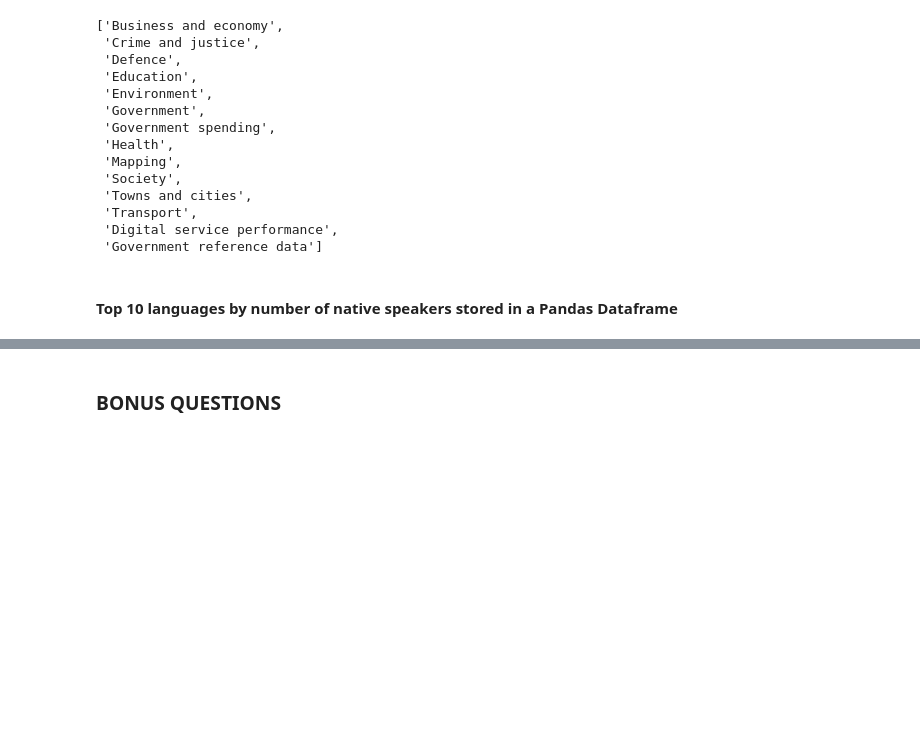
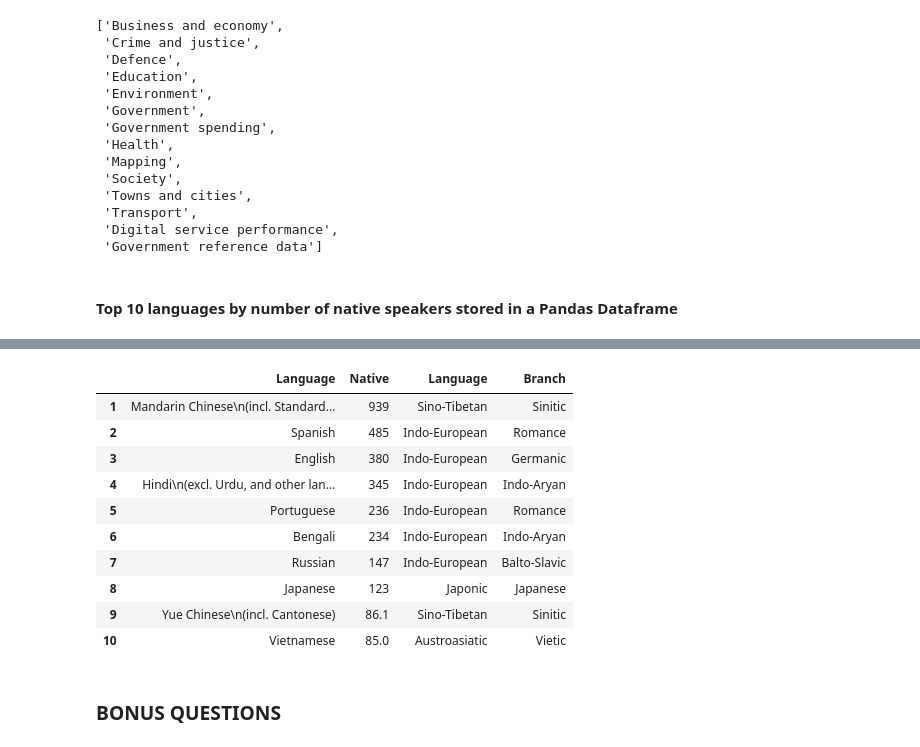
Before and after one commit to Ironhack-Data-Madrid-Octubre-2023/4.3-lab_web_scraping_selenium, a Jupyter notebook: your-code/main.ipynb, the cells around one changed output, grey strips where cells are left out. Cells and saved outputs as stored; diff of their text form; code cells hidden in the pictures; blank space fills up the shorter version.

```diff
--- a/your-code/main.ipynb
+++ b/your-code/main.ipynb
@@ -295,3 +347,18 @@ url = 'https://en.wikipedia.org/wiki/List_of_languages_by_number_of_native_speak
+# %%
+df.columns = columnas
+df[1:11]
+# %% [output]
+|  | Language | Native | Language | Branch |
+| 1 | Mandarin Chinese\n(incl. Standard... | 939 | Sino-Tibetan | Sinitic |
+| 2 | Spanish | 485 | Indo-European | Romance |
+| 3 | English | 380 | Indo-European | Germanic |
+| 4 | Hindi\n(excl. Urdu, and other lan... | 345 | Indo-European | Indo-Aryan |
+| 5 | Portuguese | 236 | Indo-European | Romance |
+| 6 | Bengali | 234 | Indo-European | Indo-Aryan |
+| 7 | Russian | 147 | Indo-European | Balto-Slavic |
+| 8 | Japanese | 123 | Japonic | Japanese |
+| 9 | Yue Chinese\n(incl. Cantonese) | 86.1 | Sino-Tibetan | Sinitic |
+| 10 | Vietnamese | 85.0 | Austroasiatic | Vietic |
 # %% [markdown]
 ### BONUS QUESTIONS
 # %% [markdown]
```
Also changed, not shown: parts of 4 cells of this notebook.
